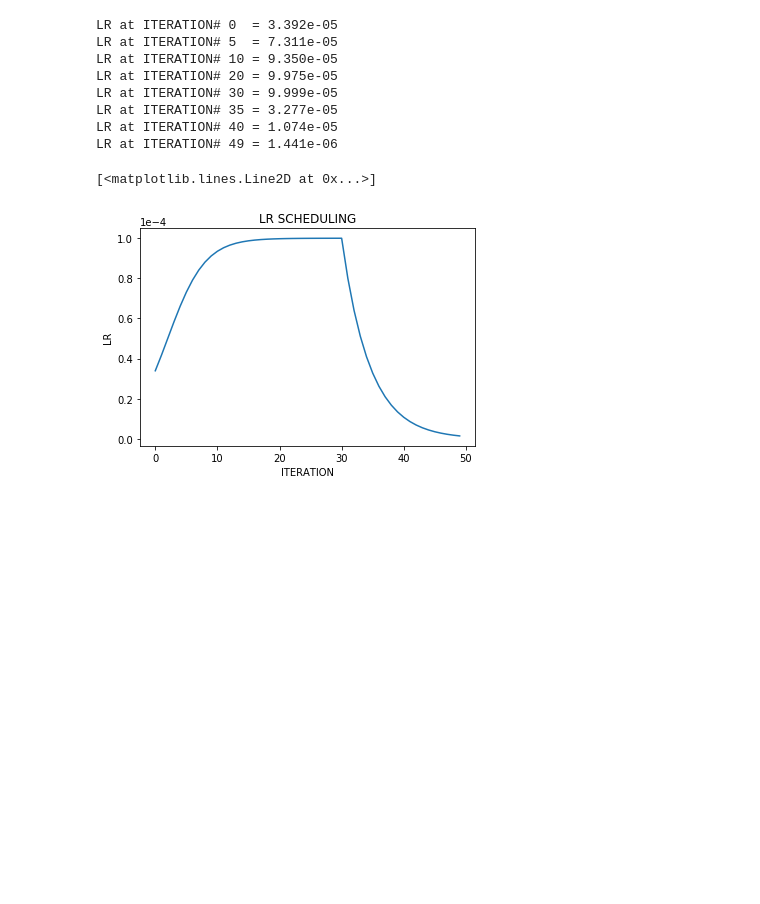
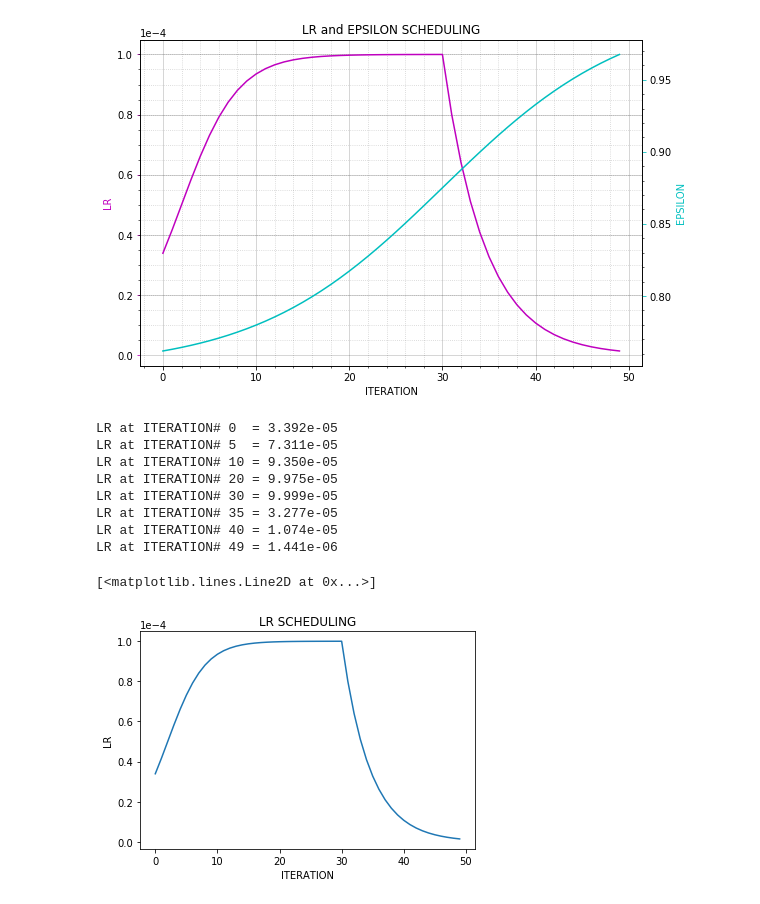
Before and after one commit to 5mali/no_spark, a Jupyter notebook: Graphs.ipynb, the cells around one changed output. Cells and saved outputs as stored; diff of their text form; code cells hidden in the pictures; blank space fills up the shorter version.

Commit message:
Graph update

```diff
--- a/Graphs.ipynb
+++ b/Graphs.ipynb
@@ -10,6 +10,56 @@ BSAFE_LO   = 0.35*BMAX
 BSAFE_HI   = 0.65*BMAX
 BOPT       = 0.5*BMAX
 ENP_MARGIN = 0.3*BMAX
+# %%
+#LEARNING RATE VS EPSILON
+lr_rec = []
+lr_slope = 3
+lr_start = 0
+lr_inflection_point = 2
+
+e_rec = []
+e_slope = 10
+e_start = 0.75
+e_inflection_point = 30
+
+for iteration in np.arange(0,50):
+    if iteration <=30:
+        lr =  (lr_start + (1-lr_start)/(1 + np.exp(-(iteration-lr_inflection_point)/lr_slope)))*1e-4
+    else:
+        lr = 0.8*lr
+    lr_rec= np.append(lr_rec,lr)
+
+    e =  e_start + (1-e_start)/(1 + np.exp(-(iteration-e_inflection_point)/e_slope))
+    e_rec= np.append(e_rec,e)
+
+fig = plt.figure(figsize=(9,6))
+
+ax = fig.add_subplot(111)
+ax.set_title("LR and EPSILON SCHEDULING")
+ax.set_xlabel("ITERATION")
+ax.ticklabel_format(style='sci', axis='y', scilimits=(-6,-7))
+ax.set_ylabel("LR",      color = 'm')
+ax.tick_params(axis='y', color = 'm')
+ax.plot(lr_rec,          color = 'm')
+
+ax.set_axisbelow(True)
+ax.minorticks_on()
+ax.grid(b=True, which='minor', linestyle=':',  color='k', alpha = 0.2)
+ax.grid(b=True, which='major', linestyle='-',  color='k', alpha = 0.2)
+
+
+ax_ = ax.twinx()
+ax_.set_ylabel("EPSILON", color = 'c')
+ax_.tick_params(axis='y', color = 'c')
+ax_.set_axisbelow(True)
+ax_.minorticks_on()
+ax_.plot(e_rec,           color = 'c')
+
+
+
+plt.show()
+# %% [output]
+[figure, added]
 # %%
 #LEARNING RATE SCHEDULING INCREASING THEN DECREASING
 lr_rec = []
```
Also changed, not shown: 2 other files.
